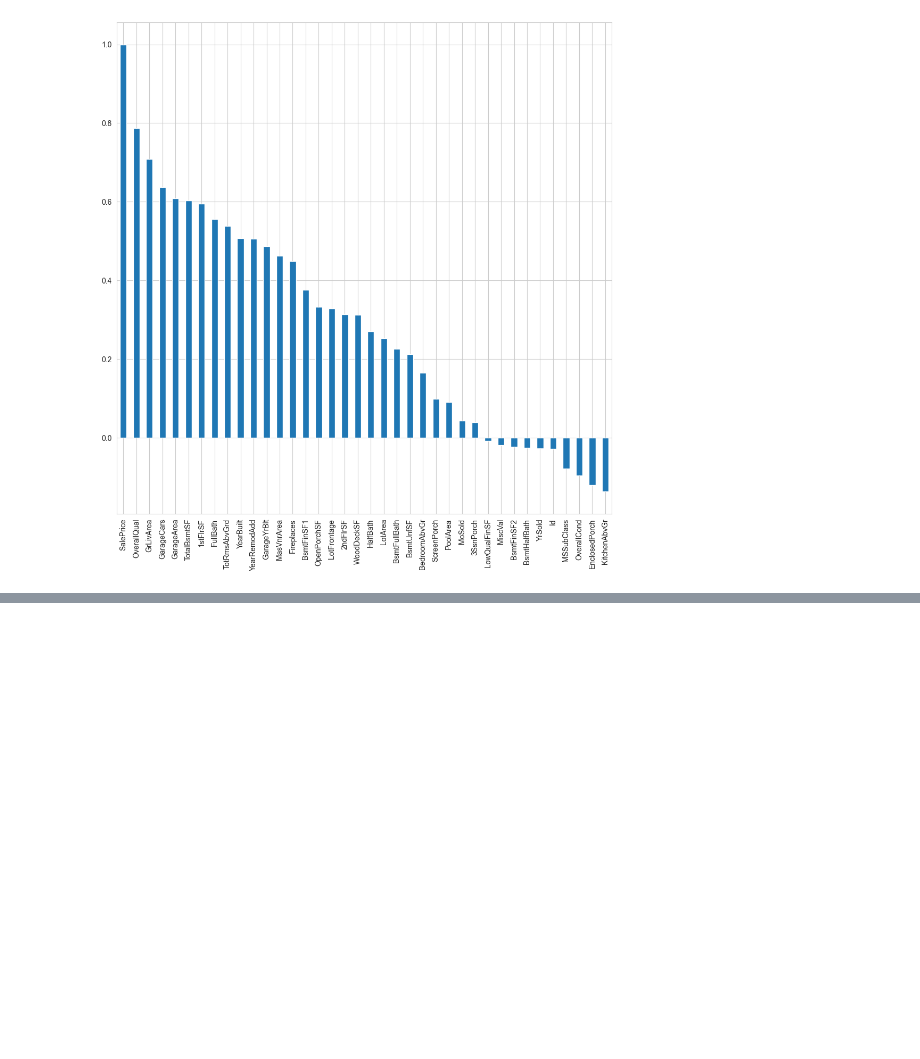
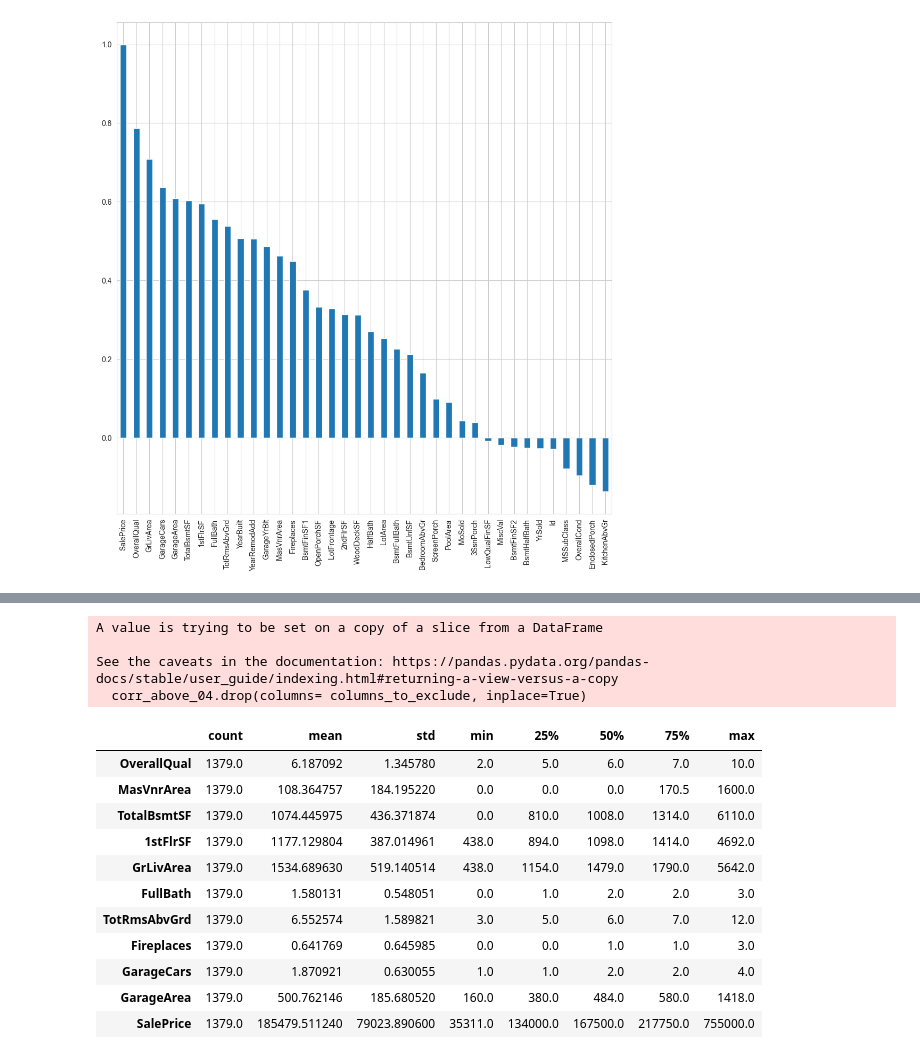
Before and after one commit to Muaeen/RihalIntern, a Jupyter notebook: regression_project/notebook/regession.ipynb, the cells around one changed output, grey strips where cells are left out. Saved outputs shown, nothing was run; the diff lists cells and outputs as text; code cells hidden in the pictures; blank space fills up the shorter version.

```diff
--- a/regression_project/notebook/regession.ipynb
+++ b/regression_project/notebook/regession.ipynb
@@ -395,0 +328,33 @@ corr_train
+# %%
+# Calculate correlation with 'sales_price'
+correlation = without_object.corrwith(without_object['SalePrice'])
+
+# Filter columns where correlation is greater than 0.4
+# (excluding 'sales_price' itself)
+selected_columns = correlation[correlation > 0.4].index
+
+# Create a new DataFrame with the selected columns
+corr_above_04 = without_object[selected_columns]
+corr_above_04.reset_index(drop=True, inplace=True)
+columns_to_exclude = ['YearBuilt', 'YearRemodAdd', 'GarageYrBlt']
+corr_above_04.drop(columns= columns_to_exclude, inplace=True)
+# %% [output]
+A value is trying to be set on a copy of a slice from a DataFrame
+
+See the caveats in the documentation: https://pandas.pydata.org/pandas-docs/stable/user_guide/indexing.html#returning-a-view-versus-a-copy
+  corr_above_04.drop(columns= columns_to_exclude, inplace=True)
+# %%
+corr_above_04.describe().T
+# %% [output]
+|  | count | mean | std | min | 25% | 50% | 75% | max |
+| OverallQual | 1379.0 | 6.187092 | 1.345780 | 2.0 | 5.0 | 6.0 | 7.0 | 10.0 |
+| MasVnrArea | 1379.0 | 108.364757 | 184.195220 | 0.0 | 0.0 | 0.0 | 170.5 | 1600.0 |
+| TotalBsmtSF | 1379.0 | 1074.445975 | 436.371874 | 0.0 | 810.0 | 1008.0 | 1314.0 | 6110.0 |
+| 1stFlrSF | 1379.0 | 1177.129804 | 387.014961 | 438.0 | 894.0 | 1098.0 | 1414.0 | 4692.0 |
+| GrLivArea | 1379.0 | 1534.689630 | 519.140514 | 438.0 | 1154.0 | 1479.0 | 1790.0 | 5642.0 |
+| FullBath | 1379.0 | 1.580131 | 0.548051 | 0.0 | 1.0 | 2.0 | 2.0 | 3.0 |
+| TotRmsAbvGrd | 1379.0 | 6.552574 | 1.589821 | 3.0 | 5.0 | 6.0 | 7.0 | 12.0 |
+| Fireplaces | 1379.0 | 0.641769 | 0.645985 | 0.0 | 0.0 | 1.0 | 1.0 | 3.0 |
+| GarageCars | 1379.0 | 1.870921 | 0.630055 | 1.0 | 1.0 | 2.0 | 2.0 | 4.0 |
+| GarageArea | 1379.0 | 500.762146 | 185.680520 | 160.0 | 380.0 | 484.0 | 580.0 | 1418.0 |
+| SalePrice | 1379.0 | 185479.511240 | 79023.890600 | 35311.0 | 134000.0 | 167500.0 | 217750.0 | 755000.0 |
```
Also changed, not shown: parts of 43 cells of this notebook.
